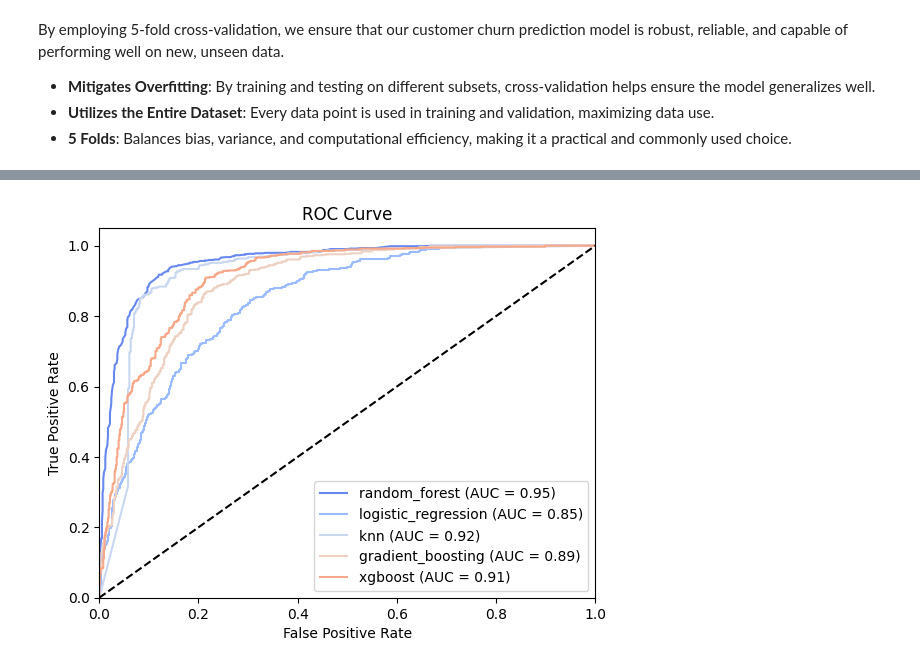
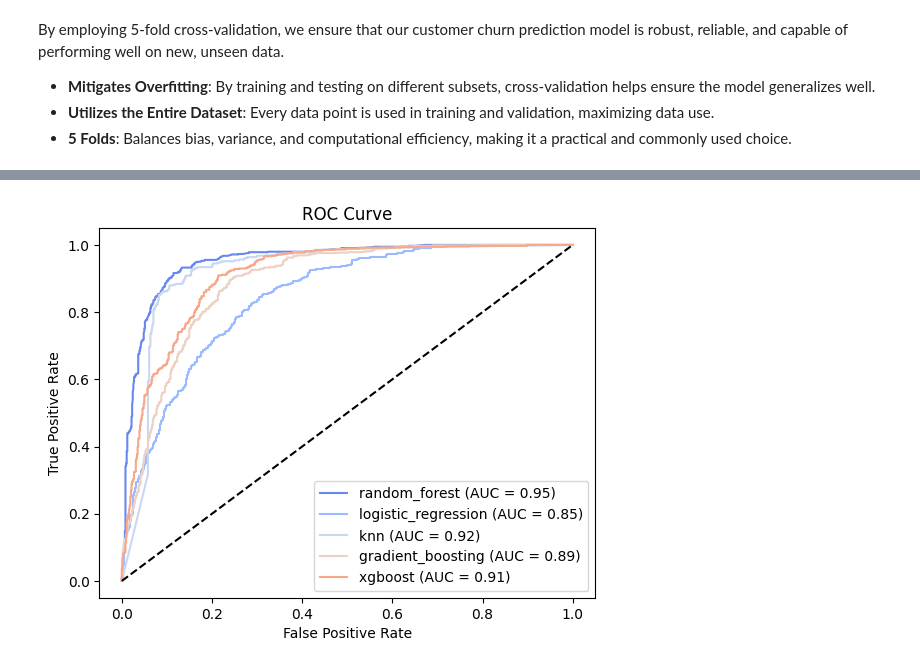
Before and after one commit to elishastanley/Churn-Prediction-Enhancing-Retention-with-Machine-Learning, a Jupyter notebook: Notebooks/main.ipynb, the cells around one changed output, grey strips where cells are left out. Saved outputs shown, nothing was run; the diff lists cells and outputs as text; code cells hidden in the pictures.

```diff
--- a/Notebooks/main.ipynb
+++ b/Notebooks/main.ipynb
@@ -856,18 +856,16 @@ AUC: 0.9082075653575156
 # %%
 # ROC curve for each model
 for model_name, grid_search in grid_searches.items():
     if evaluation_results[model_name]['auc'] is not None:
         fpr, tpr, _ = roc_curve(y_val, grid_search.predict_proba(X_val)[:, 1])
         plt.plot(fpr, tpr, label=f"{model_name} (AUC = {
                  evaluation_results[model_name]['auc']:.2f})")
 
 plt.plot([0, 1], [0, 1], 'k--')
-plt.xlim([0.0, 1.0])
-plt.ylim([0.0, 1.05])
 plt.xlabel('False Positive Rate')
 plt.ylabel('True Positive Rate')
 plt.title('ROC Curve')
 plt.legend(loc='lower right')
 plt.show()
 # %% [output]
-[figure, old version]
+[figure, new version]
```
Also changed, not shown: parts of 1 cell of this notebook, 1 other file.
